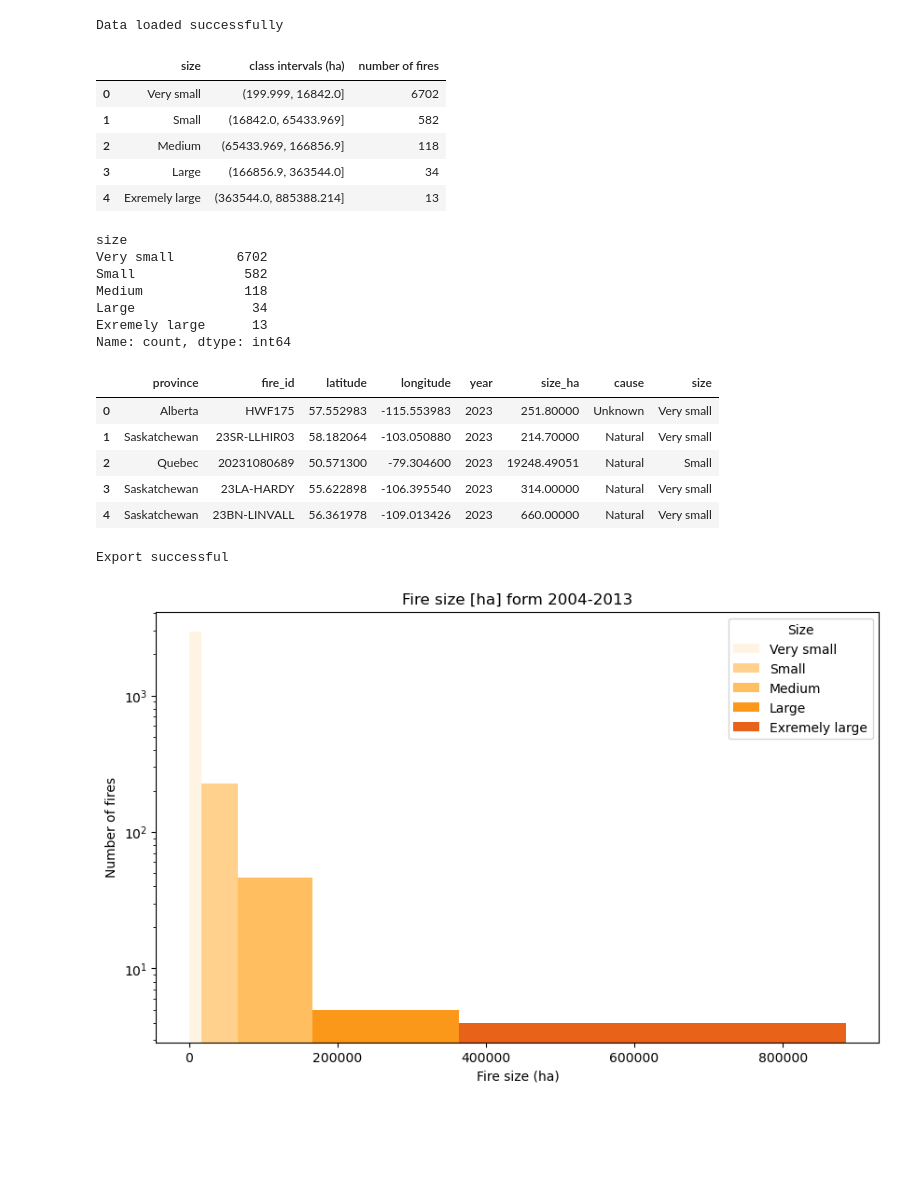
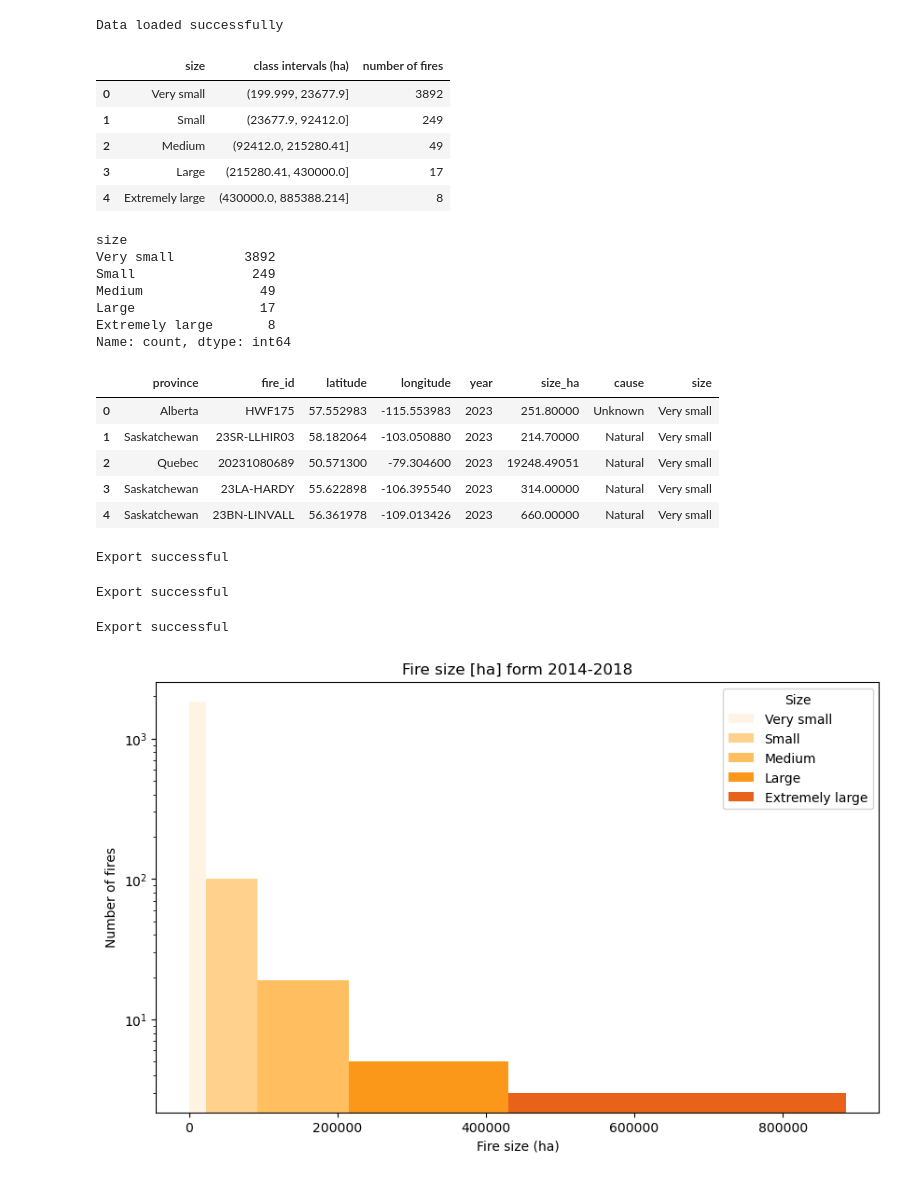
Before and after one commit to sarahhuser/Wildfire, a Jupyter notebook: notebook/Classes_Histograms.ipynb, the cells around one changed output. Drawn from its saved outputs; the diff is of its cells as text; code cells hidden in the pictures; blank space fills up the shorter version.

```diff
--- a/notebook/Classes_Histograms.ipynb
+++ b/notebook/Classes_Histograms.ipynb
@@ -2,7 +2,7 @@
 import pandas as pd
 
 # 2. Loading data
-fire_04_23 = pd.read_csv("../data/fire_04_23.csv", sep = ",") #../ ist nötig, damit man aus dem notbook ordner kommmt und dann in den datd ordner
+fire_14_23 = pd.read_csv("../data/fire_14_23.csv", sep = ",") #../ ist nötig, damit man aus dem notbook ordner kommmt und dann in den datd ordner
 
 print("Data loaded successfully")
 # %% [output]
@@ -11,7 +11,7 @@ Data loaded successfully
 # 3. Creating classes
 import jenkspy
 
-data = fire_04_23['size_ha']
+data = fire_14_23['size_ha']
 
 # Calculate Natural Breaks (Jenks)
 breaks = jenkspy.jenks_breaks(data, n_classes=5)
@@ -22,11 +22,11 @@ labels = [
     "Small",
     "Medium",
     "Large",
-    "Exremely large"
+    "Extremely large"
 ]
 
 # Create classes
-classes = pd.cut(fire_04_23['size_ha'], bins=breaks, include_lowest=True)
+classes = pd.cut(fire_14_23['size_ha'], bins=breaks, include_lowest=True)
 # pd.cut nimmt die Werte von fire und ordnet sie Klassen zu
 # inlcude_lowest = TRUE bewirkt dass der erste Wert auch in der ersten Klasse is (sonst wäre er nicht enthalten und es würde ein NaN geben)
 
@@ -49,14 +49,14 @@ table = table[['size', 'class intervals (ha)', 'number of fires']] # reorder the
 table
 # %% [output]
 |  | size | class intervals (ha) | number of fires |
-| 0 | Very small | (199.999, 16842.0] | 6702 |
-| 1 | Small | (16842.0, 65433.969] | 582 |
-| 2 | Medium | (65433.969, 166856.9] | 118 |
-| 3 | Large | (166856.9, 363544.0] | 34 |
-| 4 | Exremely large | (363544.0, 885388.214] | 13 |
+| 0 | Very small | (199.999, 23677.9] | 3892 |
+| 1 | Small | (23677.9, 92412.0] | 249 |
+| 2 | Medium | (92412.0, 215280.41] | 49 |
+| 3 | Large | (215280.41, 430000.0] | 17 |
+| 4 | Extremely large | (430000.0, 885388.214] | 8 |
 # %%
 # Adding the labels to the copy csv of fire_04_23
-fire_tot = fire_04_23.copy()
+fire_tot = fire_14_23.copy()
 
 fire_tot['size'] = pd.cut(
     fire_tot['size_ha'],
@@ -65,22 +65,22 @@ fire_tot['size'] = pd.cut(
     include_lowest = True
 )
 
-print(fire_04_23['size'].value_counts().sort_index())
+print(fire_tot['size'].value_counts().sort_index())
 
 
 display(fire_tot.head(5))
 # %% [output]
 size
-Very small        6702
-Small              582
-Medium             118
-Large               34
-Exremely large      13
+Very small         3892
+Small               249
+Medium               49
+Large                17
+Extremely large       8
 Name: count, dtype: int64
 |  | province | fire_id | latitude | longitude | year | size_ha | cause | size |
 | 0 | Alberta | HWF175 | 57.552983 | -115.553983 | 2023 | 251.80000 | Unknown | Very small |
 | 1 | Saskatchewan | 23SR-LLHIR03 | 58.182064 | -103.050880 | 2023 | 214.70000 | Natural | Very small |
-| 2 | Quebec | 20231080689 | 50.571300 | -79.304600 | 2023 | 19248.49051 | Natural | Small |
+| 2 | Quebec | 20231080689 | 50.571300 | -79.304600 | 2023 | 19248.49051 | Natural | Very small |
 | 3 | Saskatchewan | 23LA-HARDY | 55.622898 | -106.395540 | 2023 | 314.00000 | Natural | Very small |
 | 4 | Saskatchewan | 23BN-LINVALL | 56.361978 | -109.013426 | 2023 | 660.00000 | Natural | Very small |
 # %%
@@ -89,18 +89,40 @@ fire_tot.to_csv("../data/fire_tot.csv", index = False)
 print("Export successful")
 # %% [output]
 Export successful
+# %%
+# Exporting the fire data of 2004 - 2013 as new csv in the folder data
+wildfirefire_14_18 = fire_tot[
+    (fire_tot["year"] >= 2014) &
+    (fire_tot["year"] <= 2018)
+].copy()
+
+wildfirefire_14_18.to_csv("../data/wildfire_14_18.csv", index = False)
+print("Export successful")
+# %% [output]
+Export successful
+# %%
+# Exporting the fire data with the new size column as new csv in the folder data
+wildfire_19_23 = fire_tot[
+    (fire_tot["year"] >= 2019) &
+    (fire_tot["year"] <= 2023)
+].copy()
+
+wildfire_19_23.to_csv("../data/wildfire_19_23.csv", index = False)
+print("Export successful")
+# %% [output]
+Export successful
 # %%
-# 3. Histogram for 2004 - 2013
+# 3. Histogram for 2014 - 2018
 import matplotlib.pyplot as plt
 from matplotlib.ticker import FuncFormatter
 
-# Years 2004-2013
-histo_04_13 = fire_tot[
-    (fire_tot['year'] >= 2004) &
-    (fire_tot['year'] <= 2013)
+# Years 2014-2018
+histo_14_18 = fire_tot[
+    (fire_tot['year'] >= 2014) &
+    (fire_tot['year'] <= 2018)
 ]
 
-Graph1 = histo_04_13['size_ha']
+Graph1 = histo_14_18['size_ha']
 
 # Colors for each class
 colors = [
@@ -114,35 +136,35 @@ colors = [
 # Create figure
 plt.figure(figsize=(10,6))
 
 # Plot each class separately
 for i in range(len(breaks)-1):
 
     class_data = Graph1[
         (Graph1 >= breaks[i]) &
         (Graph1 <= breaks[i+1])
     ]
 
     plt.hist(
         class_data,
         bins=[breaks[i], breaks[i+1]],
         color=colors[i],
         alpha=0.9,
         label=labels[i]
     )
 
 # logarithmische y-Achse
 plt.yscale('log')
 
 # Labels
 plt.xlabel('Fire size (ha)')
 plt.ylabel('Number of fires')
-plt.title('Fire size [ha] form 2004-2013')
+plt.title('Fire size [ha] form 2014-2018')
 plt.legend(title = 'Size')
 
 # Show plot
 plt.show()
 # %% [output]
-[figure, old version]
+[figure, new version]
 # %%
 # 4. Table for 2004 - 2013
 
```
Also changed, not shown: parts of 3 cells of this notebook, 5 other files.
